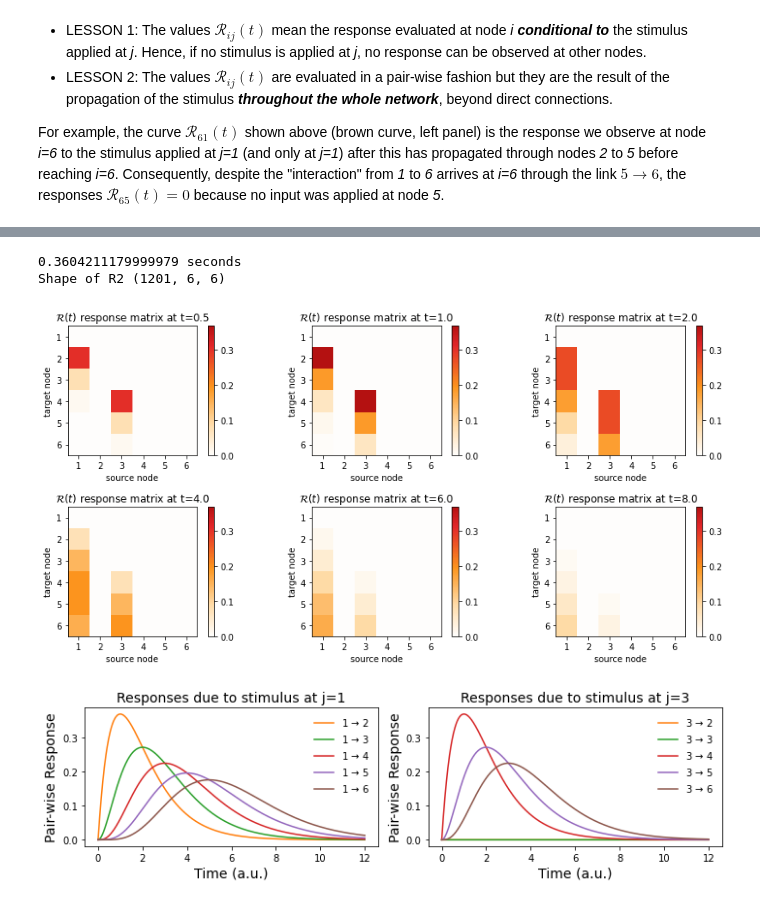
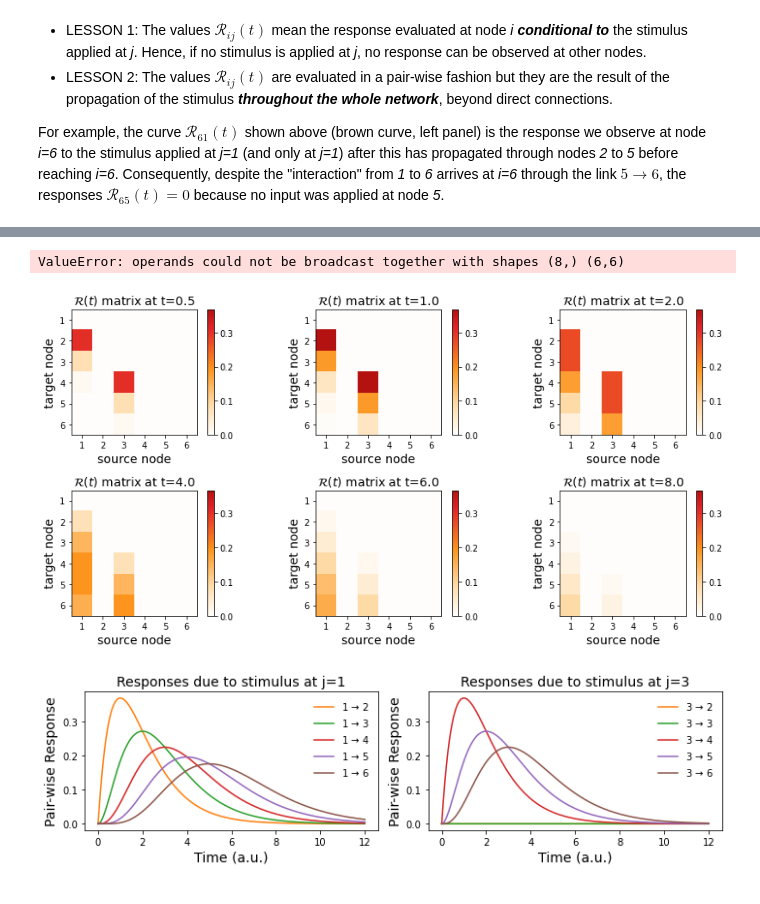
Before and after one commit to mb-BCA/SiReNetA_Tutorials, a Jupyter notebook: Tutorial_Notebooks/2_Basics_StimRespMetrics.ipynb, the cells around one changed output, grey strips where cells are left out. Cells and saved outputs as stored; diff of their text form; code cells hidden in the pictures.

```diff
--- a/Tutorial_Notebooks/2_Basics_StimRespMetrics.ipynb
+++ b/Tutorial_Notebooks/2_Basics_StimRespMetrics.ipynb
@@ -139,14 +130,14 @@ plt.figure(figsize=[12,6])
 for i, tidx in enumerate(tidxlist):
     t = tpoints1[tidx]
     plt.subplot(2,3,i+1)
-    plt.title( f'$\mathcal{{R}}(t)$ response matrix at t={t:1.1f}' )
-    plt.imshow(R1[tidx], cmap=newReds)
+    plt.title( f'$\mathcal{{R}}(t)$ matrix at t={t:1.1f}' )
+    plt.imshow(R1[tidx], cmap=new_Reds)
     plt.clim(0,maxresp)
     plt.colorbar()
     plt.xticks(np.arange(N), np.arange(N)+1)
     plt.yticks(np.arange(N), np.arange(N)+1)
-    plt.xlabel('source node')
-    plt.ylabel('target node')
+    plt.xlabel( 'source node' );
+    plt.ylabel( 'target node' );
 
 plt.tight_layout()
 # %% [output]
@@ -163,22 +154,22 @@ plt.figure(figsize=(10,3))
 # Plot the responses to the stimulus applied at j = 1.
 plt.subplot(1,2,1)
 jstim=0
-plt.title( f'Responses due to stimulus at j={jstim+1}', fontsize=14)
+plt.title( f'Responses due to stimulus at j={jstim+1}' )
 for i in range(1,N):
-    plt.plot(tpoints1, R1[:,i,jstim], color=cols[i], label=f'{jstim+1} $\\to$ {i+1}')
-plt.xlabel('Time (a.u.)', fontsize=14)
-plt.ylabel('Pair-wise Response', fontsize=14)
-plt.legend(frameon=False)
+    plt.plot(tpoints1, R1[:,i,jstim], color=std_cols[i], label=f'{jstim+1} $\\to$ {i+1}')
+plt.xlabel( 'Time (a.u.)' );
+plt.ylabel( 'Pair-wise Response' );
+plt.legend()
 
 # Plot the responses to the stimulus applied at j = 2.
 plt.subplot(1,2,2)
 jstim=1
-plt.title( f'Responses due to stimulus at j={jstim+1}', fontsize=14)
+plt.title( f'Responses due to stimulus at j={jstim+1}' )
 for i in range(1,N):
-    plt.plot(tpoints1, R1[:,i,jstim], color=cols[i], label=f'{jstim+1} $\\to$ {i+1}')
-plt.xlabel('Time (a.u.)', fontsize=14)
-plt.ylabel('Pair-wise Response', fontsize=14)
-plt.legend(frameon=False)
+    plt.plot(tpoints1, R1[:,i,jstim], color=std_cols[i], label=f'{jstim+1} $\\to$ {i+1}')
+plt.xlabel( 'Time (a.u.)' );
+plt.ylabel( 'Pair-wise Response' );
+plt.legend()
 
 plt.tight_layout()
 # %% [output]
@@ -212,33 +203,32 @@ time1 = timer()
 #R2 = sna.Resp_ContCascade(net1.T, S0=stimvec, tmax=tfinal)
 R2 = sna.Resp_LeakyCascade(net1.T, S0=stimvec, tmax=tfinal, timestep=dt)
 time2 = timer()
-print( time2 - time1, 'seconds' )
+print( f'{time2 - time1:3.4f} seconds' )
 
-print( "Shape of R2", R2.shape)
+print( f'Shape of R2: {R2.shape}' )
 # %% [output]
-0.3604211179999979 seconds
-Shape of R2 (1201, 6, 6)
+ValueError: operands could not be broadcast together with shapes (8,) (6,6)
 # %%
 # Visualise the pair-wise response matrices at times t = 0.5, 1, 2, 4, 6, 8
 maxresp = R2.max()
 
 tidxlist = [50,100,200,400,600,800]
 plt.figure(figsize=[12,6])
 for i, tidx in enumerate(tidxlist):
     t = tpoints1[tidx]
     plt.subplot(2,3,i+1)
-    plt.title('$\mathcal{R}(t)$ response matrix at t=%1.1f' %t)
-    plt.imshow(R2[tidx], cmap=newReds)
+    plt.title( f'$\mathcal{{R}}(t)$ matrix at t={t:1.1f}' )
+    plt.imshow(R2[tidx], cmap=new_Reds)
     plt.clim(0,maxresp)
     plt.colorbar()
     plt.xticks(np.arange(N), np.arange(N)+1)
     plt.yticks(np.arange(N), np.arange(N)+1)
-    plt.xlabel('source node')
-    plt.ylabel('target node')
+    plt.xlabel( 'source node' );
+    plt.ylabel( 'target node' );
 
 plt.tight_layout()
 # %% [output]
-[figure, old version]
+[figure, new version]
 # %%
 plt.figure(figsize=(10,3))
 
```
Also changed, not shown: parts of 15 cells of this notebook.
